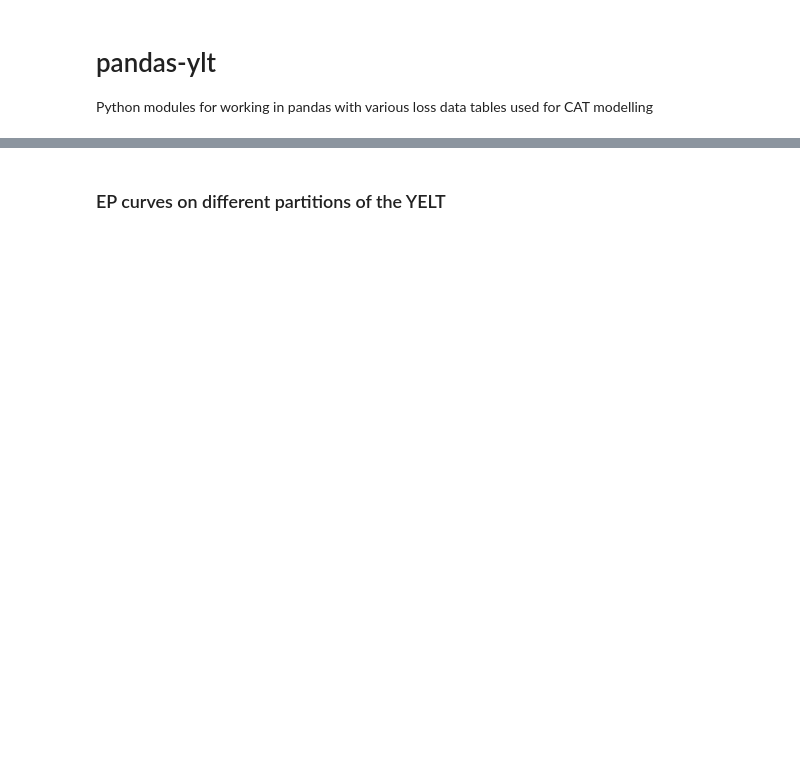
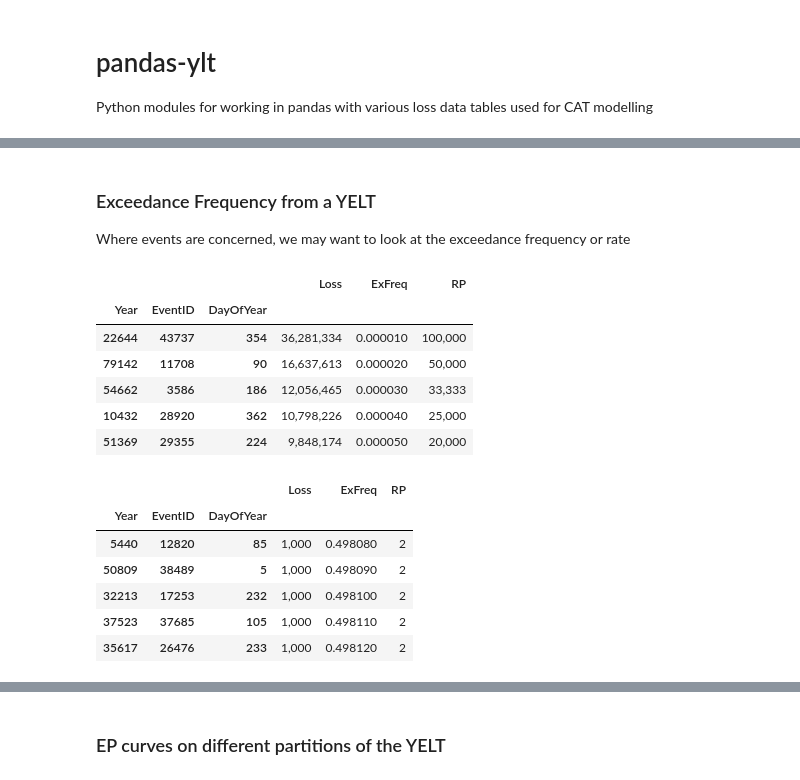
Before and after one commit to iwbailey/pandas-ylt, a Jupyter notebook: yelt_examples_epcurves.ipynb, the cells around one changed output, grey strips where cells are left out. Cells and saved outputs as stored; diff of their text form; code cells hidden in the pictures; blank space fills up the shorter version.

```diff
--- a/yelt_examples_epcurves.ipynb
+++ b/yelt_examples_epcurves.ipynb
@@ -141,0 +343,27 @@ display(yelts)
+# %% [markdown]
+### Exceedance Frequency from a YELT
+Where events are concerned, we may want to look at the exceedance frequency or rate
+# %%
+full_ef_curve = (
+    yelt.to_frame()
+    .assign(ExFreq=yelt.yel.exfreq())
+    .assign(RP=yelt.yel.exfreq().pow(-1))
+).sort_values("ExFreq")
+
+display(full_ef_curve.head().style.format(number_format))
+display(full_ef_curve.tail().style.format(number_format))
+# %% [output]
+|  |  |  | Loss | ExFreq | RP |
+| Year | EventID | DayOfYear |  |  |  |
+| 22644 | 43737 | 354 | 36,281,334 | 0.000010 | 100,000 |
+| 79142 | 11708 | 90 | 16,637,613 | 0.000020 | 50,000 |
+| 54662 | 3586 | 186 | 12,056,465 | 0.000030 | 33,333 |
+| 10432 | 28920 | 362 | 10,798,226 | 0.000040 | 25,000 |
+| 51369 | 29355 | 224 | 9,848,174 | 0.000050 | 20,000 |
+|  |  |  | Loss | ExFreq | RP |
+| Year | EventID | DayOfYear |  |  |  |
+| 5440 | 12820 | 85 | 1,000 | 0.498080 | 2 |
+| 50809 | 38489 | 5 | 1,000 | 0.498090 | 2 |
+| 32213 | 17253 | 232 | 1,000 | 0.498100 | 2 |
+| 37523 | 37685 | 105 | 1,000 | 0.498110 | 2 |
+| 35617 | 26476 | 233 | 1,000 | 0.498120 | 2 |
```
Also changed, not shown: parts of 58 cells of this notebook, 5 other files.
